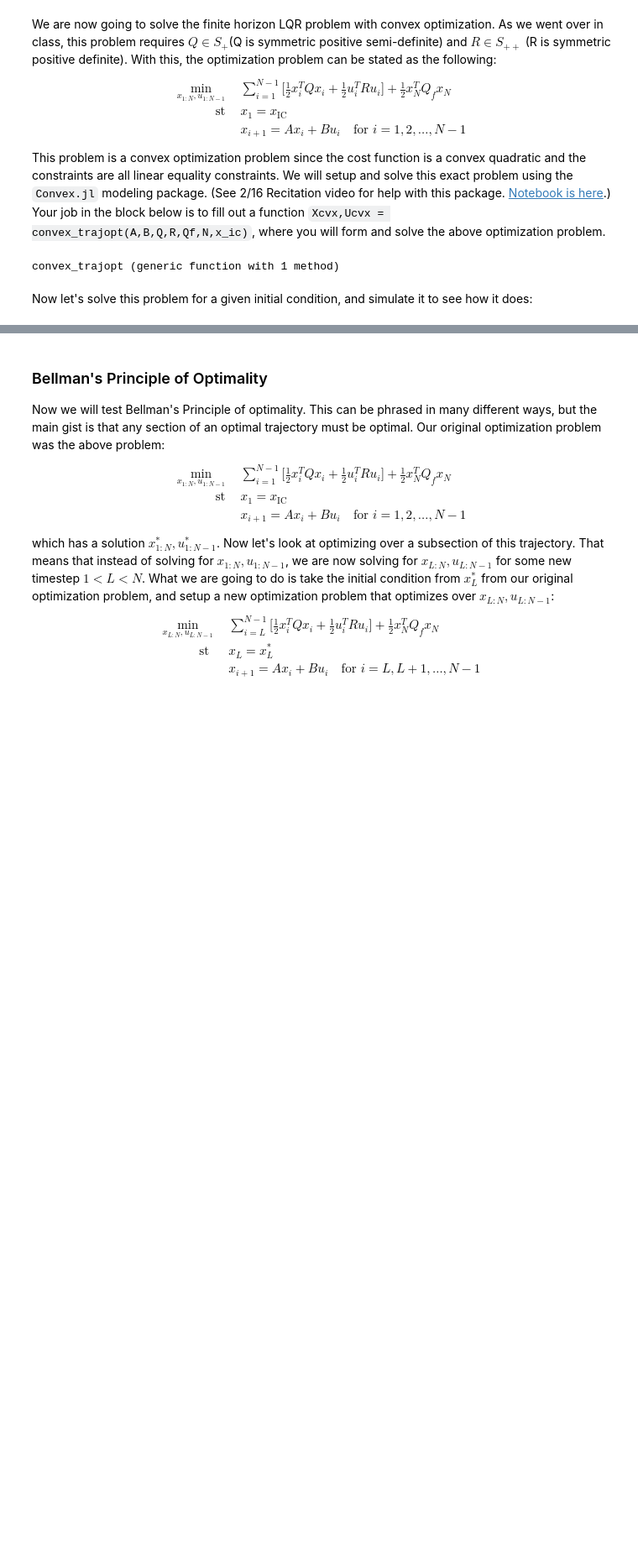
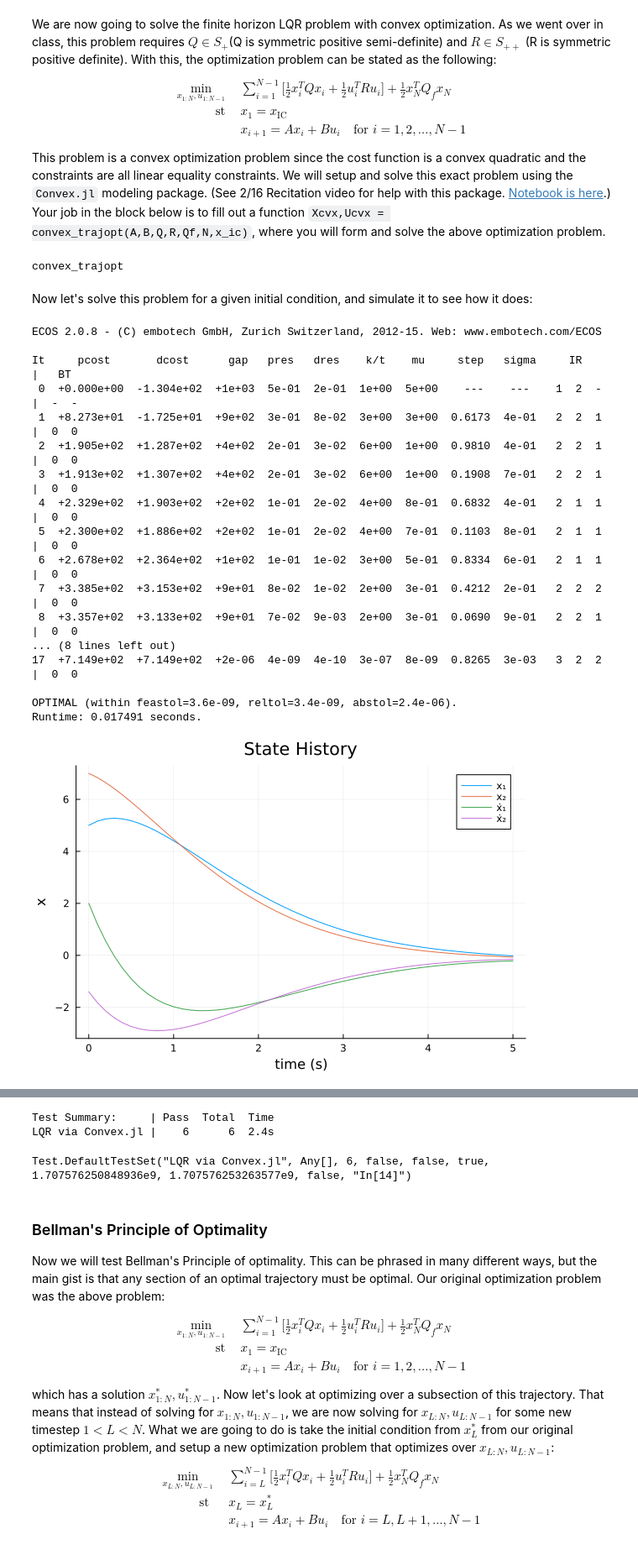
Before and after one commit to jc-bao/CMU16-745-Optimal-Control-HW, a Jupyter notebook: hw2/Q1.ipynb, the cells around one changed output, grey strips where cells are left out. Shown at 84% size. Cells and saved outputs as stored; diff of their text form; code cells hidden in the pictures; blank space fills up the shorter version.

```diff
--- a/hw2/Q1.ipynb
+++ b/hw2/Q1.ipynb
@@ -73,9 +57,10 @@ function double_integrator_AB(dt)::Tuple{Matrix,Matrix}
     nx, nu = size(Bc)
 
     # TODO: discretize this linear system using the Matrix Exponential
-
-    A = zeros(nx,nx) # TODO
-    B = zeros(nx,nu) # TODO
+    Z = [Ac Bc; zeros(nu,nx) zeros(nu,nu)]
+    Z = exp(Z*dt)
+    A = Z[1:nx,1:nx]
+    B = Z[1:nx,nx+1:end]
 
     @assert size(A) == (nx,nx)
     @assert size(B) == (nx,nu)
@@ -148,18 +139,19 @@ function convex_trajopt(A::Matrix,      # A matrix
     X = cvx.Variable(nx, N)
     U = cvx.Variable(nu, N - 1)
 
+
     # create cost
     # hint: you can't do x'*Q*x in Convex.jl, you must do cvx.quadform(x,Q)
     # hint: add all of your cost terms to `cost`
     cost = 0
     for k = 1:(N-1)
-
+        stage_cost = 0.5*(cvx.quadform(X[:,k],Q) + cvx.quadform(U[:,k],R))
         # add stagewise cost
-        cost += 0
+        cost += stage_cost
     end
 
     # add terminal cost
-    cost += 0
+    cost += 0.5*cvx.quadform(X[:,N],Qf)
 
     # initialize cvx problem
     prob = cvx.minimize(cost)
@@ -167,10 +159,10 @@ function convex_trajopt(A::Matrix,      # A matrix
     # TODO: initial condition constraint
     # hint: you can add constraints to our problem like this:
     # prob.constraints += (Gz == h)
-
+    prob.constraints += (X[:,1] == x_ic)
     for k = 1:(N-1)
         # dynamics constraints
-        # prob.constraints +=
+        prob.constraints += (X[:,k+1] == (A*X[:,k] + B*U[:,k]))
     end
 
     # solve problem (silent solver tells us the output)
@@ -187,7 +179,7 @@ function convex_trajopt(A::Matrix,      # A matrix
     return X, U
 end
 # %% [output]
-convex_trajopt (generic function with 1 method)
+convex_trajopt
 # %% [markdown]
 Now let's solve this problem for a given initial condition, and simulate it to see how it does:
 # %%
@@ -208,37 +200,58 @@ Now let's solve this problem for a given initial condition, and simulate it to s
     x_ic = [5,7,2,-1.4]
 
     # setup and solve our convex optimization problem (verbose = true for submission)
-    Xcvx,Ucvx = convex_trajopt(A,B,Q,R,Qf,N,x_ic; verbose = false)
+    Xcvx,Ucvx = convex_trajopt(A,B,Q,R,Qf,N,x_ic; verbose = true)
 
     # TODO: simulate with the dynamics with control Ucvx, storing the
     # state in Xsim
 
     # initial condition
     Xsim = [zeros(nx) for i = 1:N]
     Xsim[1] = 1*x_ic
 
     # TODO dynamics simulation
-
+    for k = 1:(N-1)
+        Xsim[k+1] = A*Xsim[k] + B*Ucvx[k]
+    end
 
     @test length(Xsim) == N
     @test norm(Xsim[end])>1e-13
     #----------------------plotting-----------------------
     Xsim_m = mat_from_vec(Xsim)
 
     # plot state history
     display(plot(t_vec,Xsim_m',label = ["x₁" "x₂" "ẋ₁" "ẋ₂"],
                  title = "State History",
                  xlabel = "time (s)", ylabel = "x"))
 
     # plot trajectory in x1 x2 space
     display(plot(Xsim_m[1,:],Xsim_m[2,:],
                  title = "Trajectory in State Space",
                  ylabel = "x₂", xlabel = "x₁", label = ""))
     #----------------------plotting-----------------------
 
     # tests
     @test 1e-14 < maximum(norm.(Xsim .- Xcvx,Inf)) < 1e-3
     @test isapprox(Ucvx[1], [-7.8532442316767, -4.127120137234], atol = 1e-3)
     @test isapprox(Xcvx[end], [-0.02285990, -0.07140241, -0.21259, -0.1540299], atol = 1e-3)
     @test 1e-14 < norm(Xcvx[end] - Xsim[end]) < 1e-3
 end
+# %% [output]
+ECOS 2.0.8 - (C) embotech GmbH, Zurich Switzerland, 2012-15. Web: www.embotech.com/ECOS
+
+It     pcost       dcost      gap   pres   dres    k/t    mu     step   sigma     IR    |   BT
+ 0  +0.000e+00  -1.304e+02  +1e+03  5e-01  2e-01  1e+00  5e+00    ---    ---    1  2  - |  -  -
+ 1  +8.273e+01  -1.725e+01  +9e+02  3e-01  8e-02  3e+00  3e+00  0.6173  4e-01   2  2  1 |  0  0
+ 2  +1.905e+02  +1.287e+02  +4e+02  2e-01  3e-02  6e+00  1e+00  0.9810  4e-01   2  2  1 |  0  0
+ 3  +1.913e+02  +1.307e+02  +4e+02  2e-01  3e-02  6e+00  1e+00  0.1908  7e-01   2  2  1 |  0  0
+ 4  +2.329e+02  +1.903e+02  +2e+02  1e-01  2e-02  4e+00  8e-01  0.6832  4e-01   2  1  1 |  0  0
+ 5  +2.300e+02  +1.886e+02  +2e+02  1e-01  2e-02  4e+00  7e-01  0.1103  8e-01   2  1  1 |  0  0
+ 6  +2.678e+02  +2.364e+02  +1e+02  1e-01  1e-02  3e+00  5e-01  0.8334  6e-01   2  1  1 |  0  0
+ 7  +3.385e+02  +3.153e+02  +9e+01  8e-02  1e-02  2e+00  3e-01  0.4212  2e-01   2  2  2 |  0  0
+ 8  +3.357e+02  +3.133e+02  +9e+01  7e-02  9e-03  2e+00  3e-01  0.0690  9e-01   2  2  1 |  0  0
+... (8 lines left out)
+17  +7.149e+02  +7.149e+02  +2e-06  4e-09  4e-10  3e-07  8e-09  0.8265  3e-03   3  2  2 |  0  0
+
+OPTIMAL (within feastol=3.6e-09, reltol=3.4e-09, abstol=2.4e-06).
+Runtime: 0.017491 seconds.
+[figure, added]
@@ -245,3 +259,6 @@ end
+Test Summary:     | Pass  Total  Time
+LQR via Convex.jl |    6      6  2.4s
+Test.DefaultTestSet("LQR via Convex.jl", Any[], 6, false, false, true, 1.707576250848936e9, 1.707576253263577e9, false, "In[14]")
 # %% [markdown]
 ### Bellman's Principle of Optimality
 Now we will test Bellman's Principle of optimality. This can be phrased in many different ways, but the main gist is that any section of an optimal trajectory must be optimal. Our original optimization problem was the above problem:
```
Also changed, not shown: parts of 14 cells of this notebook, 3 other files.
